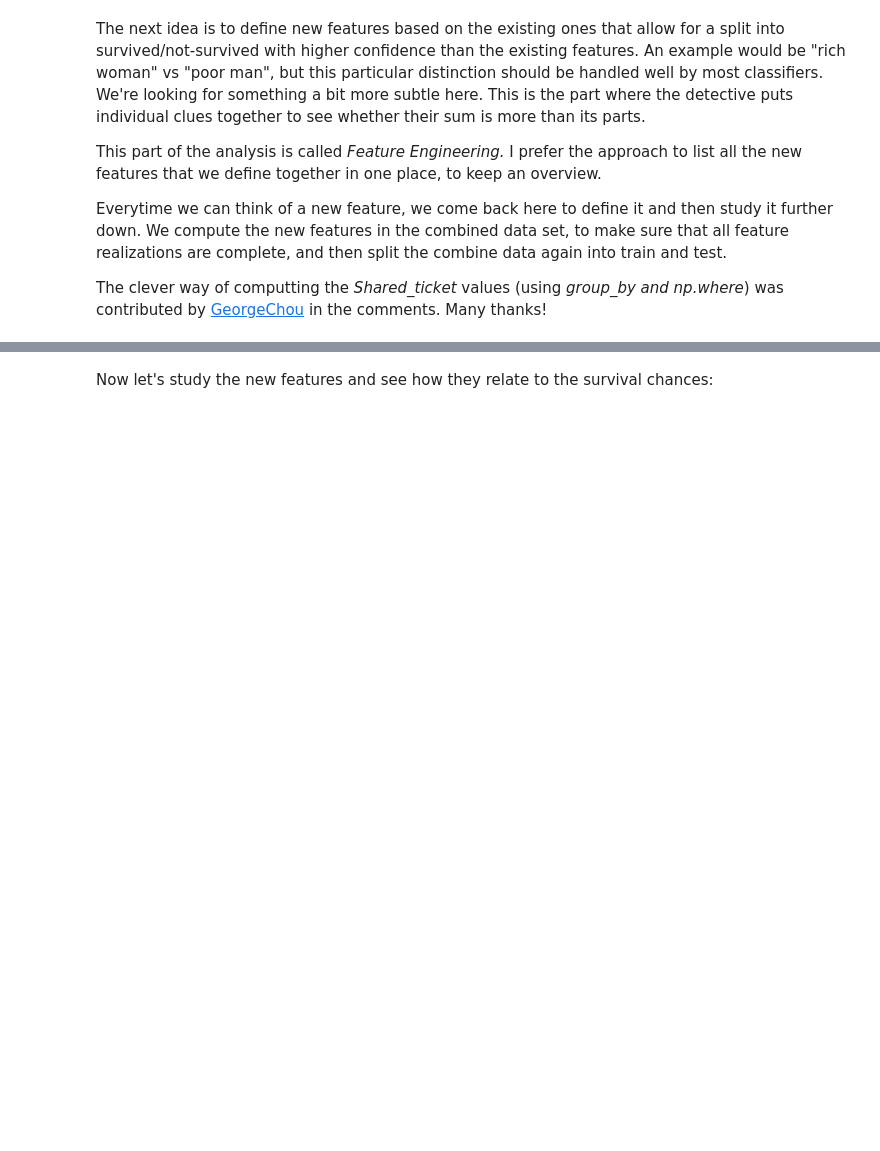
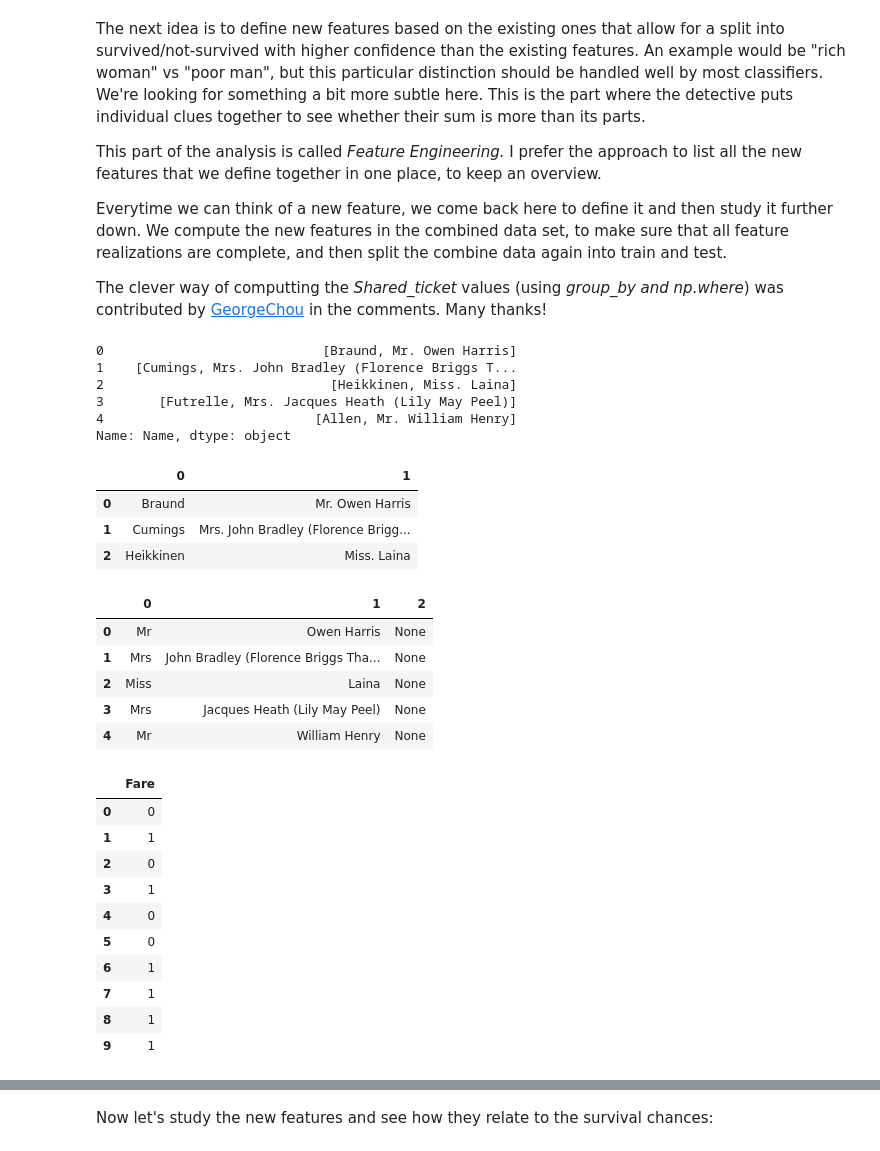
Before and after one commit to SANGSEOSEO/philosophy_datascience, a Jupyter notebook: 08.Kaggle_Dacon/titanic/titanic-for-python.ipynb, the cells around one changed output, grey strips where cells are left out. Drawn from its saved outputs; the diff is of its cells as text; code cells hidden in the pictures; blank space fills up the shorter version.

```diff
--- a/08.Kaggle_Dacon/titanic/titanic-for-python.ipynb
+++ b/08.Kaggle_Dacon/titanic/titanic-for-python.ipynb
@@ -1011,10 +1011,40 @@ We compute the new features in the combined data set, to make sure that all feat
 
 The clever way of computting the *Shared_ticket* values (using *group_by and np.where*) was contributed by [GeorgeChou](https://www.kaggle.com/georgechou) in the comments.
 Many thanks!
+# %%
+full_data["Name"].str.split(", ", expand=False).head(5)
+# %% [output]
+0                            [Braund, Mr. Owen Harris]
+1    [Cumings, Mrs. John Bradley (Florence Briggs T...
+2                             [Heikkinen, Miss. Laina]
+3       [Futrelle, Mrs. Jacques Heath (Lily May Peel)]
+4                           [Allen, Mr. William Henry]
+Name: Name, dtype: object
+# %%
+full_data["Name"].str.split(", ", expand=True).head(3)
+# %% [output]
+|  | 0 | 1 |
+| 0 | Braund | Mr. Owen Harris |
+| 1 | Cumings | Mrs. John Bradley (Florence Brigg... |
+| 2 | Heikkinen | Miss. Laina |
 # %%
-display(full_data["Name"].str.split(", ", expand=True)[1].str.split(".", expand=True)[0].head(2))
-display(pd.DataFrame(np.floor(np.log10(full_data["Fare"].dropna()+1))).astype(int).head(10))
-
-# 티겟피처로 집계해서 Name을 가져와서 그것의 카운를 구하면
-# 같은 티겟번호로 공유된 갯수를 알수있다.
-display(full_data.groupby("Ticket")["Name"].transform('count'))
+display(full_data["Name"].str.split(", ", expand=True)[1].str.split(".", expand=True).head(5))
+display(pd.DataFrame(np.floor(np.log10(full_data["Fare"].dropna() + 1))).astype(int).head(10))
+# %% [output]
+|  | 0 | 1 | 2 |
+| 0 | Mr | Owen Harris | None |
+| 1 | Mrs | John Bradley (Florence Briggs Tha... | None |
+| 2 | Miss | Laina | None |
+| 3 | Mrs | Jacques Heath (Lily May Peel) | None |
+| 4 | Mr | William Henry | None |
+|  | Fare |
+| 0 | 0 |
+| 1 | 1 |
+| 2 | 0 |
+| 3 | 1 |
+| 4 | 0 |
+| 5 | 0 |
+| 6 | 1 |
+| 7 | 1 |
+| 8 | 1 |
+| 9 | 1 |
```
Also changed, not shown: parts of 7 cells of this notebook.
